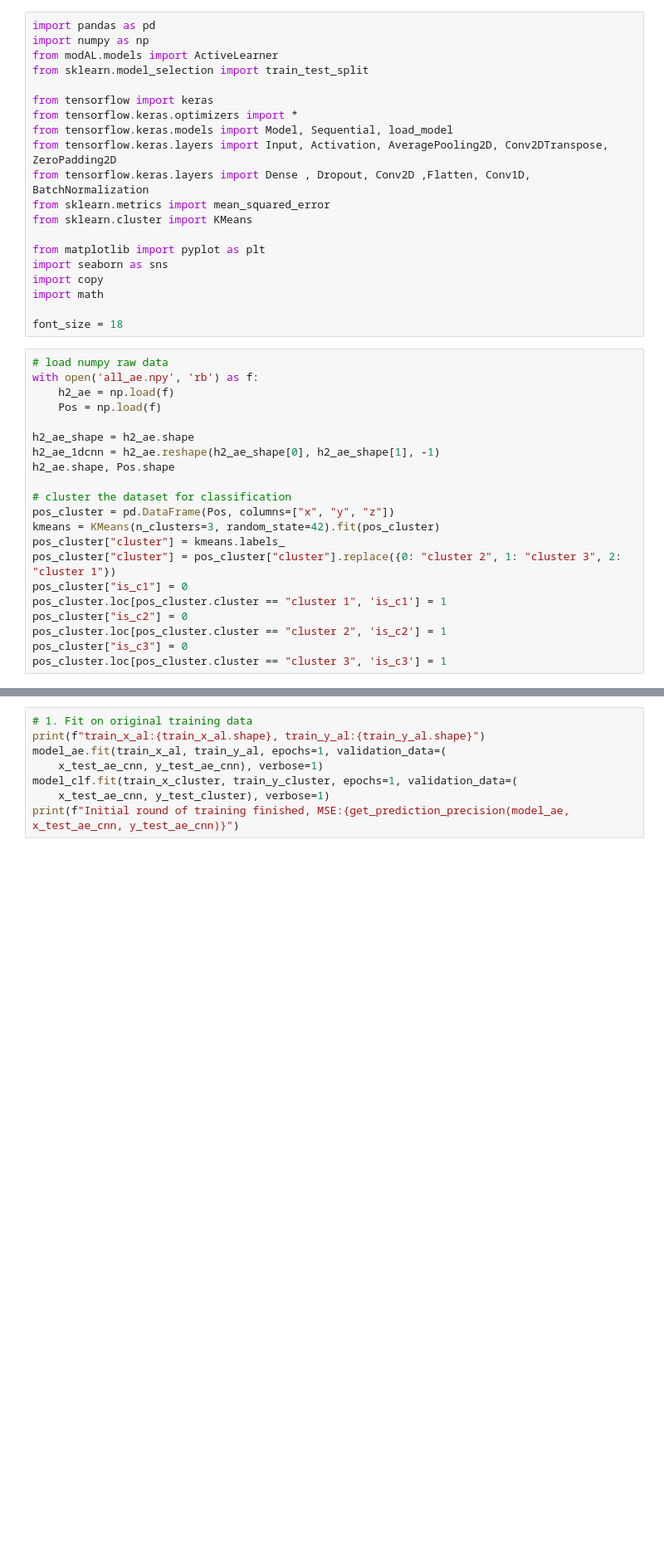
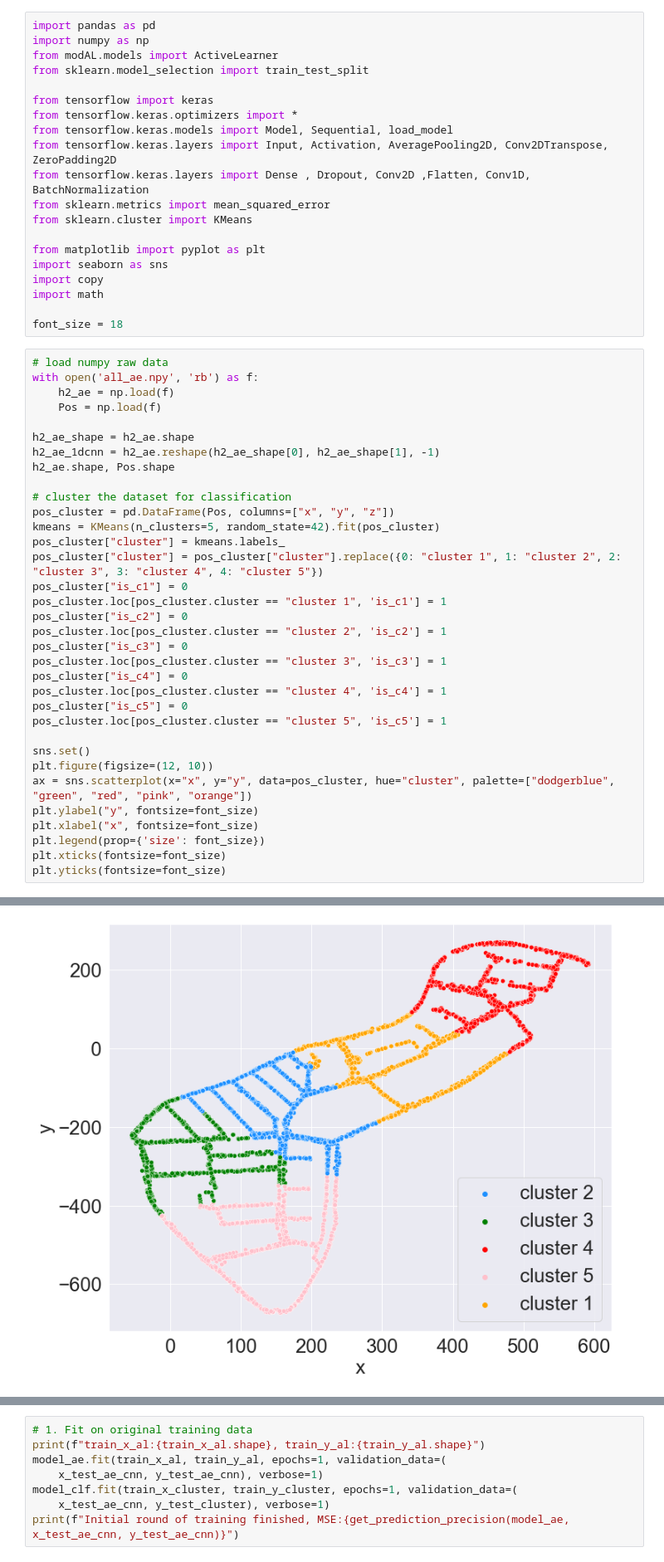
Before and after one commit to telenovelachuan/data_science, a Jupyter notebook: master_project/new_qs.ipynb, the cells around one changed output, grey strips where cells are left out. Shown at 83% size. Saved outputs shown, nothing was run; the diff lists cells and outputs as text; blank space fills up the shorter version.

```diff
--- a/master_project/new_qs.ipynb
+++ b/master_project/new_qs.ipynb
@@ -30,12 +30,26 @@ h2_ae.shape, Pos.shape
 
 # cluster the dataset for classification
 pos_cluster = pd.DataFrame(Pos, columns=["x", "y", "z"])
-kmeans = KMeans(n_clusters=3, random_state=42).fit(pos_cluster)
+kmeans = KMeans(n_clusters=5, random_state=42).fit(pos_cluster)
 pos_cluster["cluster"] = kmeans.labels_
-pos_cluster["cluster"] = pos_cluster["cluster"].replace({0: "cluster 2", 1: "cluster 3", 2: "cluster 1"})
+pos_cluster["cluster"] = pos_cluster["cluster"].replace({0: "cluster 1", 1: "cluster 2", 2: "cluster 3", 3: "cluster 4", 4: "cluster 5"})
 pos_cluster["is_c1"] = 0
 pos_cluster.loc[pos_cluster.cluster == "cluster 1", 'is_c1'] = 1
 pos_cluster["is_c2"] = 0
 pos_cluster.loc[pos_cluster.cluster == "cluster 2", 'is_c2'] = 1
 pos_cluster["is_c3"] = 0
 pos_cluster.loc[pos_cluster.cluster == "cluster 3", 'is_c3'] = 1
+pos_cluster["is_c4"] = 0
+pos_cluster.loc[pos_cluster.cluster == "cluster 4", 'is_c4'] = 1
+pos_cluster["is_c5"] = 0
+pos_cluster.loc[pos_cluster.cluster == "cluster 5", 'is_c5'] = 1
+
+sns.set()
+plt.figure(figsize=(12, 10))
+ax = sns.scatterplot(x="x", y="y", data=pos_cluster, hue="cluster", palette=["dodgerblue", "green", "red", "pink", "orange"])
+plt.ylabel("y", fontsize=font_size)
+plt.xlabel("x", fontsize=font_size)
+plt.legend(prop={'size': font_size})
+plt.xticks(fontsize=font_size)
+plt.yticks(fontsize=font_size)
+# %% [output]
@@ -42,3 +64,4 @@ pos_cluster.loc[pos_cluster.cluster == "cluster 3", 'is_c3'] = 1
+[figure, added]
 # %%
 print("train-test splitting ae data...")
 x_train_ae, x_test_ae, y_train_ae, y_test_ae = train_test_split(h2_ae, pos_cluster, test_size=0.1, random_state=42)
```
Also changed, not shown: parts of 5 cells of this notebook, 2 other files.
